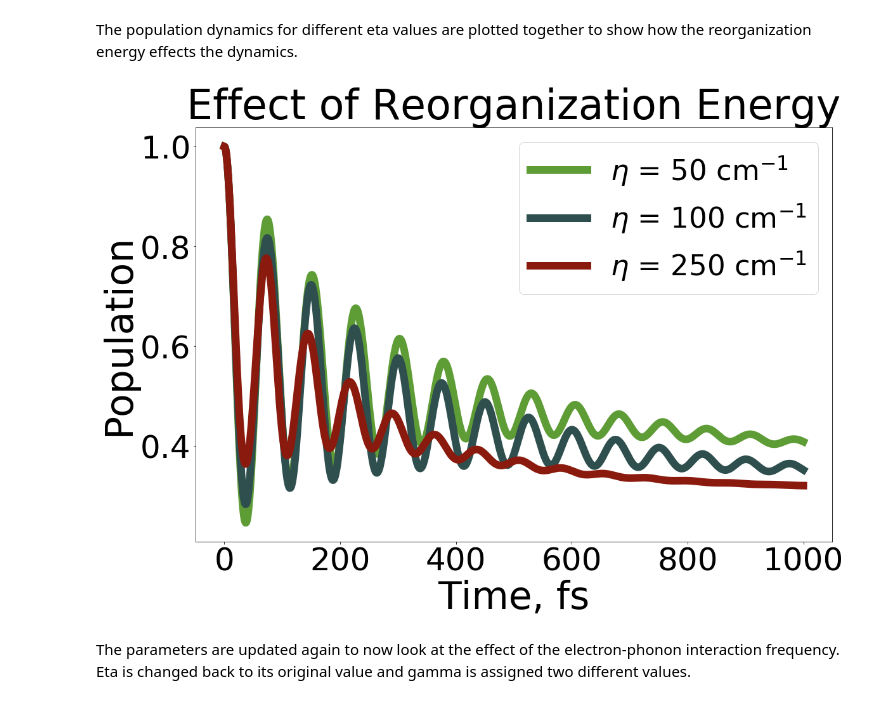
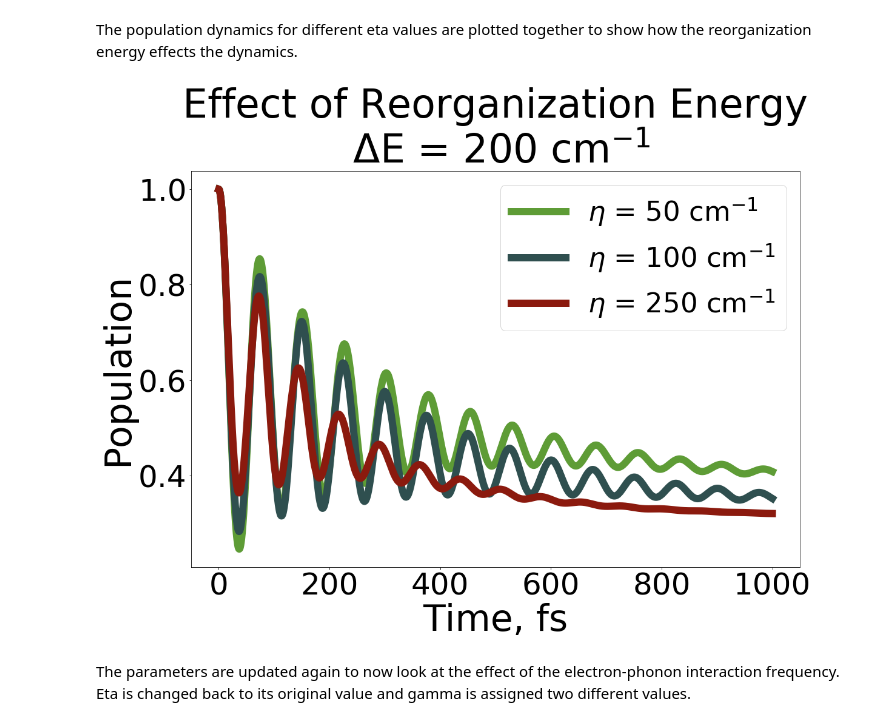
Before and after one commit to AkimovLab/Project_HEOM, a Jupyter notebook: comparative_analysis/Comparative Analysis.ipynb, the cells around one changed output. Cells and saved outputs as stored; diff of their text form; code cells hidden in the pictures.

```diff
--- a/comparative_analysis/Comparative Analysis.ipynb
+++ b/comparative_analysis/Comparative Analysis.ipynb
@@ -338,35 +338,35 @@ A = [ None, None ]
 with h5py.File(F"comparative/out_eta_50_1/mem_data.hdf", 'r') as f:
     A[0] = list(f["time/data"][:] * units.au2fs)
     A[1] = list(f["denmat/data"][:, 0,0])
 
 B = [ None, None ]
 
 with h5py.File(F"comparative/out_default_1/mem_data.hdf", 'r') as f:
     B[0] = list(f["time/data"][:] * units.au2fs)
     B[1] = list(f["denmat/data"][:, 0,0])
 
 C = [ None, None ]
 
 with h5py.File(F"comparative/out_eta_250_1/mem_data.hdf", 'r') as f:
     C[0] = list(f["time/data"][:] * units.au2fs)
     C[1] = list(f["denmat/data"][:, 0,0])
 
 
 plt.figure(1, figsize=(18, 12)) # dpi=300, frameon=False)
 plt.subplot(1,1,1)
-plt.title('Effect of Reorganization Energy', fontsize=65)
+plt.title('Effect of Reorganization Energy\n $\Delta$E = 200 cm$^{-1}$', fontsize=65)
 plt.xlabel('Time, fs',fontsize=60)
 plt.ylabel('Population',fontsize=60)
 plt.tick_params(labelsize=50)
 plt.plot(A[0], A[1], label="$\eta$ = 50 cm$^{-1}$", linewidth=12, color = colors["21"])
 plt.plot(B[0], B[1], label="$\eta$ = 100 cm$^{-1}$", linewidth=12, color = colors["41"])
 plt.plot(C[0], C[1], label="$\eta$ = 250 cm$^{-1}$", linewidth=12, color = colors["11"])
 
 plt.legend(fontsize=45)
 plt.show()
 plt.close()
 # %% [output]
-[figure, old version]
+[figure, new version]
 # %% [markdown]
 The parameters are updated again to now look at the effect of the electron-phonon interaction frequency. Eta is changed back to its original value and gamma is assigned two different values.
 # %%
```
Also changed, not shown: parts of 5 cells of this notebook, 4 other files.
